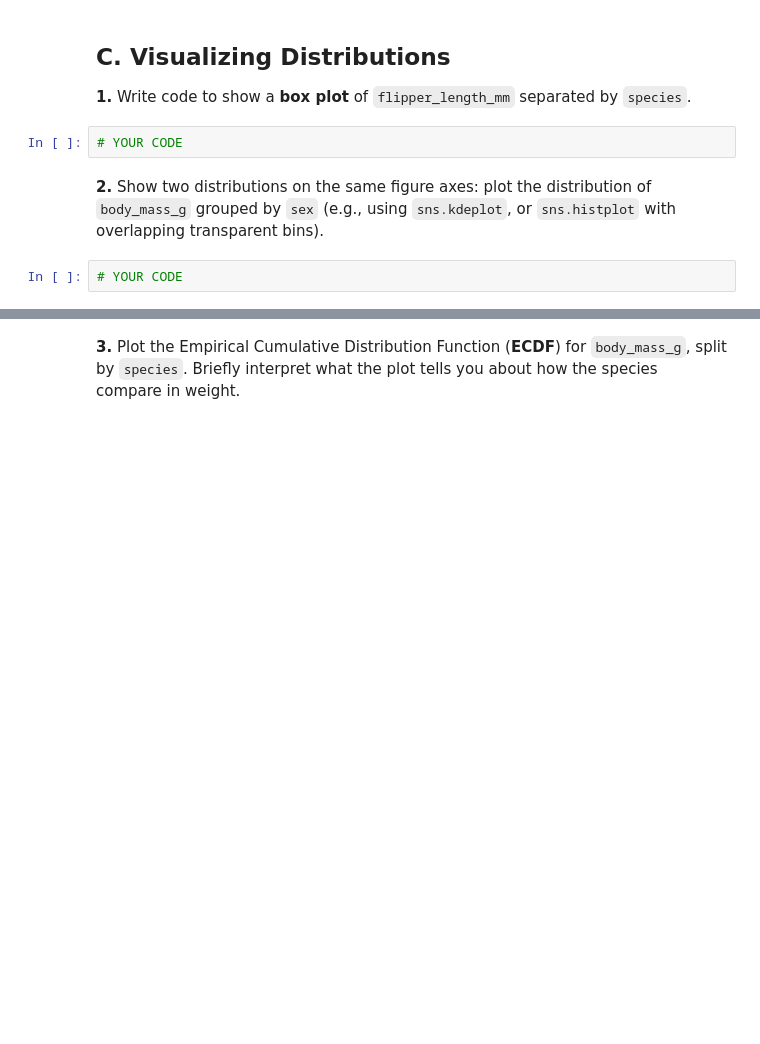
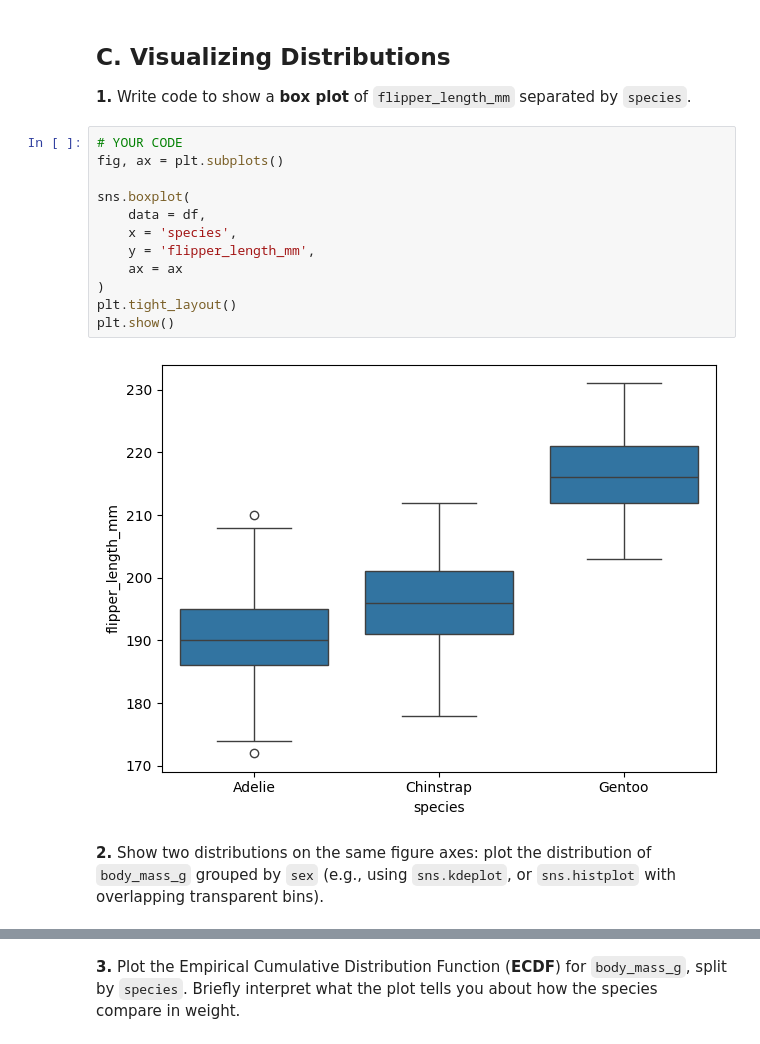
Before and after one commit to Rmalyahya/B5, a Jupyter notebook: student/m3-2_exercise.ipynb, the cells around one changed output, grey strips where cells are left out. Drawn from its saved outputs; the diff is of its cells as text; blank space fills up the shorter version.

```diff
--- a/student/m3-2_exercise.ipynb
+++ b/student/m3-2_exercise.ipynb
@@ -88,11 +88,21 @@ plt.show()
 ## C. Visualizing Distributions
 
 **1.** Write code to show a **box plot** of `flipper_length_mm` separated by `species`.
-# %%
-# YOUR CODE
+# %%
+# YOUR CODE
+fig, ax = plt.subplots()
+
+sns.boxplot(
+    data = df,
+    x = 'species',
+    y = 'flipper_length_mm',
+    ax = ax
+)
+plt.tight_layout()
+plt.show()
+# %% [output]
+[figure, added]
 # %% [markdown]
 
 
 **2.** Show two distributions on the same figure axes: plot the distribution of `body_mass_g` grouped by `sex` (e.g., using `sns.kdeplot`, or `sns.histplot` with overlapping transparent bins).
-# %%
-# YOUR CODE
```
Also changed, not shown: parts of 9 cells of this notebook.
